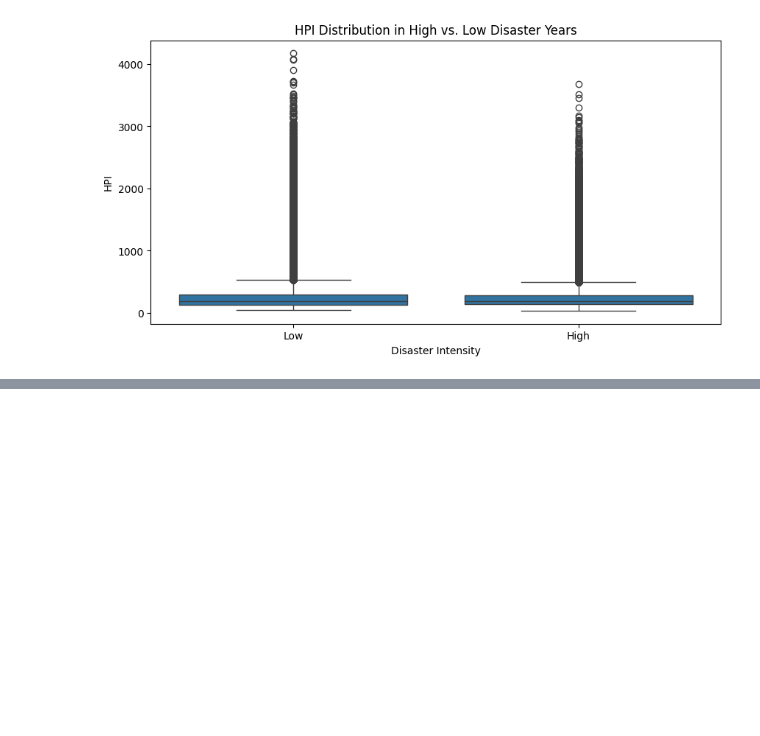
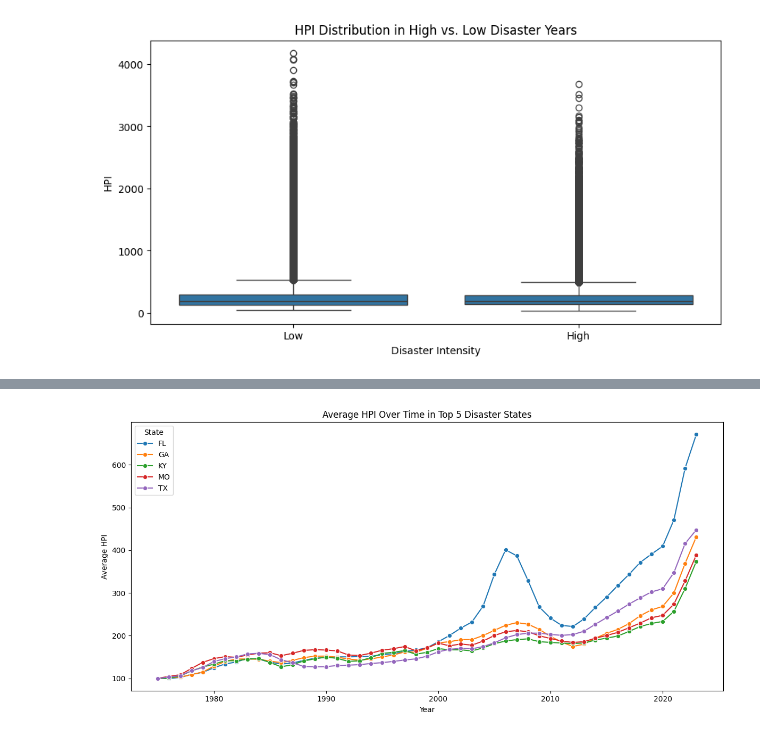
Before and after one commit to sofiadellarosa/FinalProjectDS, a Jupyter notebook: DSproject.ipynb, the cells around one changed output, grey strips where cells are left out. Saved outputs shown, nothing was run; the diff lists cells and outputs as text; code cells hidden in the pictures; blank space fills up the shorter version.

```diff
--- a/DSproject.ipynb
+++ b/DSproject.ipynb
@@ -62,4 +64,4 @@ replace DisasterDeclarationsSummaries.csv? [y]es, [n]o, [A]ll, [N]one, [r]ename:
 # %%
 disasterDeclaration_df = pd.read_csv('/content/FinalProjectDS/DisasterDeclarationsSummaries.csv') # FEMA’s Disaster Declarations Summaries
 hpi_df = pd.read_csv('/content/FinalProjectDS/hpi_at_bdl_zip5.csv') #Federal Housing Finance Agency's Annual House Price Indexes
-zip_df = pd.read_csv('/content/FinalProjectDS/uszips.csv')
+zip_state_df = pd.read_csv('/content/FinalProjectDS/uszips.csv')
@@ -442,0 +444,31 @@ HTTPError: HTTP Error 404: Not Found
+# %%
+import matplotlib.pyplot as plt
+import seaborn as sns
+
+# Step 1: Ensure Year is numeric
+hpi_df['Year'] = pd.to_numeric(hpi_df['Year'], errors='coerce')
+hpi_df = hpi_df.dropna(subset=['Year'])
+
+# Step 2: Merge with ZIP-to-state info
+merged_hpi = hpi_df.merge(zip_state_df, left_on='Five-Digit ZIP Code', right_on='zip')
+
+# Step 3: Get top 5 states with most disasters
+top_states = disasterDeclaration_df['state'].value_counts().head(5).index
+
+# Step 4: Filter to top disaster states only
+merged_top = merged_hpi[merged_hpi['state_id'].isin(top_states)]
+
+# Step 5: Group by state and year, calculate average HPI
+avg_hpi_by_year = merged_top.groupby(['state_id', 'Year'])['HPI'].mean().reset_index()
+
+# Step 6: Plot line graph
+plt.figure(figsize=(12, 6))
+sns.lineplot(data=avg_hpi_by_year, x='Year', y='HPI', hue='state_id', marker='o')
+plt.title("Average HPI Over Time in Top 5 Disaster States")
+plt.xlabel("Year")
+plt.ylabel("Average HPI")
+plt.legend(title="State")
+plt.tight_layout()
+plt.show()
+# %% [output]
+[figure, added]
```
Also changed, not shown: parts of 5 cells of this notebook.
